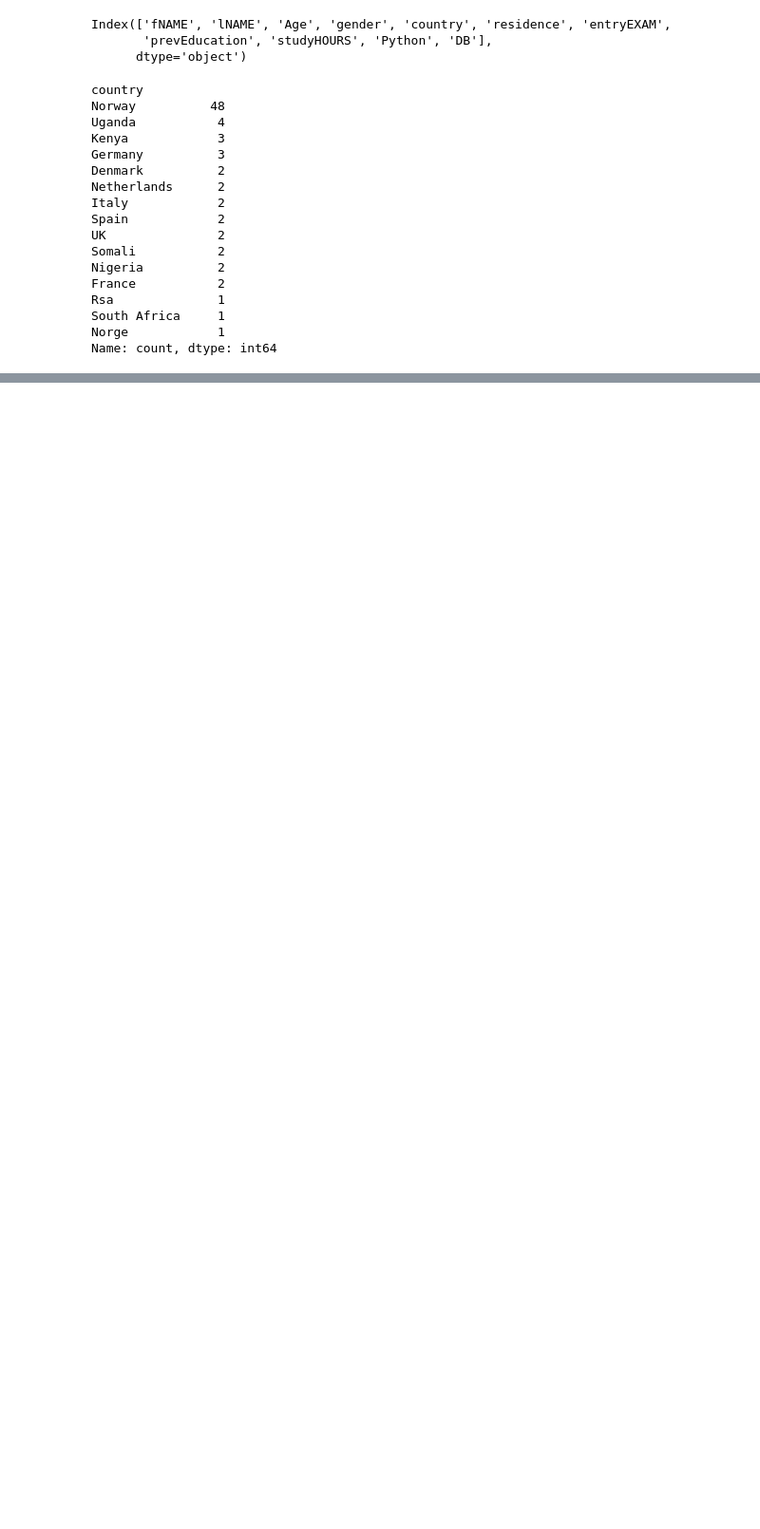
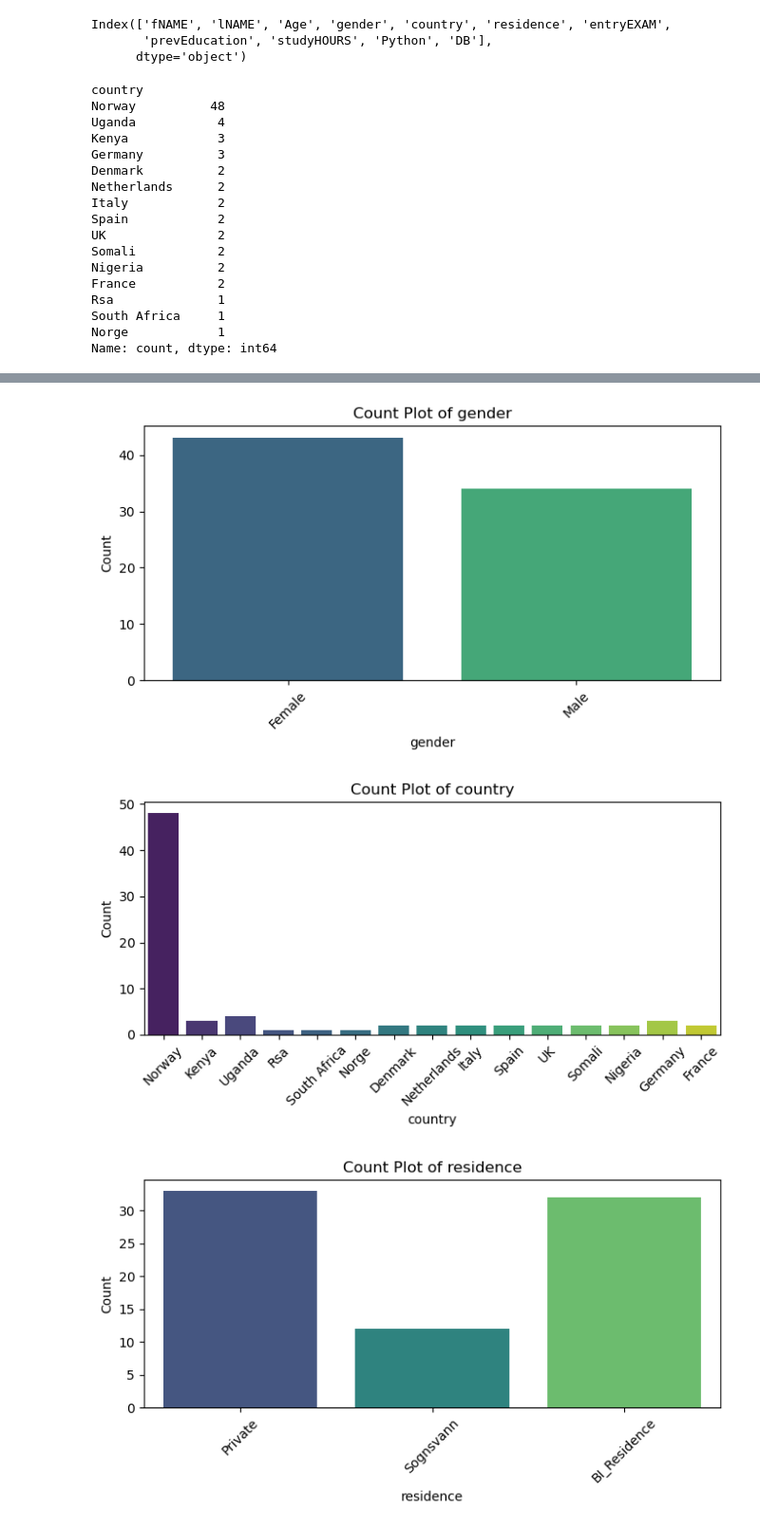
Before and after one commit to sajjadkhazaei/students_performance, a Jupyter notebook: main.ipynb, the cells around one changed output, grey strips where cells are left out. Shown: that part at 95% size. Cells and saved outputs as stored; diff of their text form; code cells hidden in the pictures; blank space fills up the shorter version.

```diff
--- a/main.ipynb
+++ b/main.ipynb
@@ -233,0 +265,17 @@ Name: count, dtype: int64
+# %%
+## Count plots for categorical variables (gender, country, residence, prevEducation)
+categorical_cols = ['gender', 'country', 'residence', 'prevEducation']
+for col in categorical_cols:
+    if col in df.columns:
+        plt.figure(figsize=(7,4))
+        sns.countplot(data=df, x=col, palette='viridis')
+        plt.title(f'Count Plot of {col}')
+        plt.xlabel(col)
+        plt.ylabel('Count')
+        plt.xticks(rotation=45)
+        plt.tight_layout()
+        plt.show()
+# %% [output]
+[figure, added]
+[figure, added]
+[figure, added]
```
Also changed, not shown: parts of 8 cells of this notebook, 1 other file.
